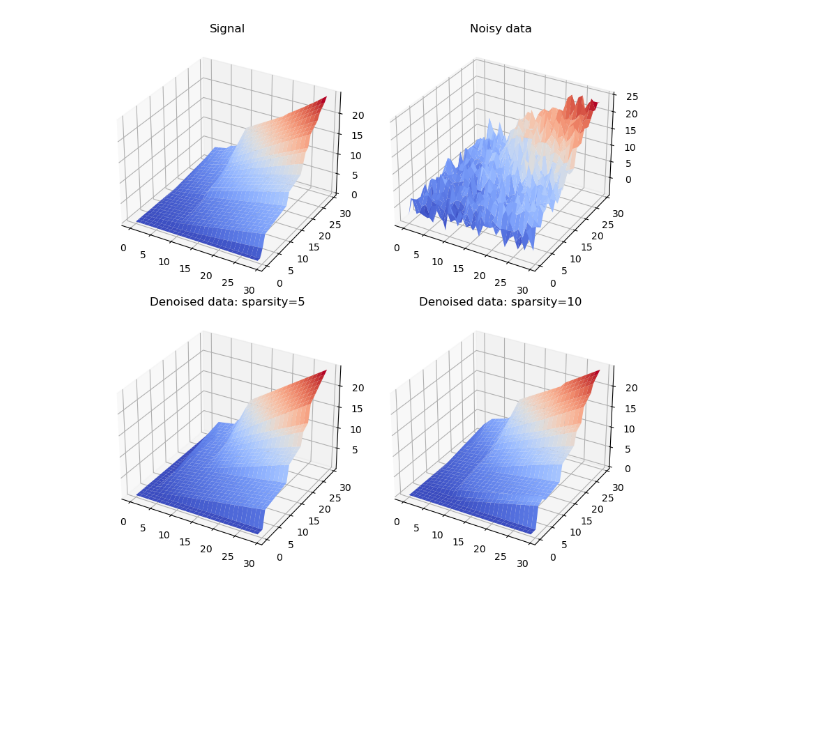
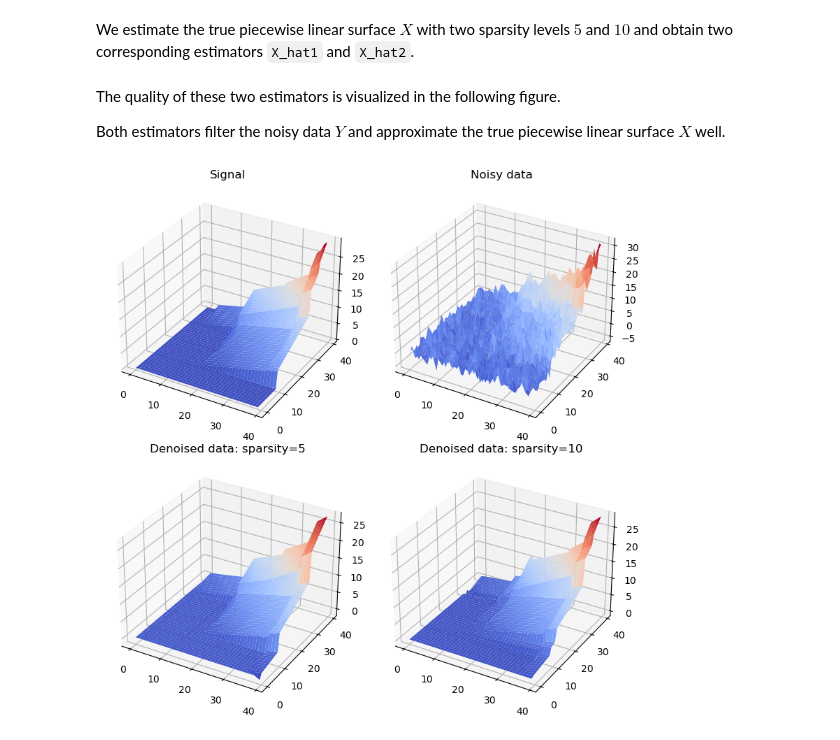
Before and after one commit to abess-team/skscope, a Jupyter notebook: docs/source/examples/Fusion Models/spatial-trend-filtering.ipynb, the cells around one changed output. Drawn from its saved outputs; the diff is of its cells as text; code cells hidden in the pictures; blank space fills up the shorter version.

Commit message:
update spatial-trend-filtering

```diff
--- a/docs/source/examples/Fusion Models/spatial-trend-filtering.ipynb
+++ b/docs/source/examples/Fusion Models/spatial-trend-filtering.ipynb
@@ -46,4 +51,7 @@ plt.show()
 # %%
+m, n = 40, 40
+p = m * n
+
 def get_c(i, j, s, t):
     if (s > i) or (t > j):
         return 0
@@ -54,7 +62,6 @@ def get_c(i, j, s, t):
     else:
         return i - s + j - t
 
-
 # the (k, l) element C(k, l) of the matrix C is gen_matrix(k, l)
 def gen_matrix(k, l):
     i = k // n
@@ -63,7 +70,6 @@ def gen_matrix(k, l):
     t = l % n
     return get_c(i, j, s, t)
 
-# C = np.fromfunction(gen_matrix, (p, p))
 C = np.zeros((p, p))
 for k in range(p):
     for l in range(p):
@@ -83,0 +103,25 @@ def stf(Y, sparsity):
+# %%
+xx1 = np.linspace(-5, 5, m)
+xx2 = np.linspace(-5, 5, n)
+X1, X2 = np.meshgrid(xx2, xx2)
+
+theta = np.zeros(p)
+pos = np.random.choice(np.arange(p), 5, replace=False)
+theta[pos] = 0.2 # np.random.rand(len(pos)) * 5
+X = (C @ theta).reshape(m, n)
+
+rng = np.random.default_rng(12345)
+noise = rng.standard_normal((m, n)) * 2
+Y = X + noise
+
+fig = plt.figure(figsize=(10, 5))
+
+ax1 = fig.add_subplot(131, projection='3d')
+ax1.plot_surface(X1, X2, X, cmap='coolwarm')
+ax1.set_title('Signal')
+
+ax2 = fig.add_subplot(132, projection='3d')
+ax2.plot_surface(X1, X2, Y, cmap='coolwarm')
+ax2.set_title('Noisy data')
+
+plt.show()
@@ -84,31 +130,37 @@ def stf(Y, sparsity):
+# %% [markdown]
+We estimate the true piecewise linear surface $X$ with two sparsity levels $5$ and $10$ and obtain two corresponding estimators ``X_hat1`` and ``X_hat2``.
 # %%
 sparsity1, sparsity2 = 5, 10
-Theta_hat1 = stf(Y, sparsity1)
-Theta_hat2 = stf(Y, sparsity2)
+X_hat1 = stf(Y, sparsity1)
+X_hat2 = stf(Y, sparsity2)
+# %% [markdown]
+The quality of these two estimators is visualized in the following figure.
+
+Both estimators filter the noisy data $Y$ and approximate the true piecewise linear surface $X$ well.
 # %%
 fig = plt.figure(figsize=(8, 8))
 
 xx1 = np.arange(m)
 xx2 = np.arange(n)
 X1, X2 = np.meshgrid(xx2, xx2)
 
 ax1 = fig.add_subplot(221, projection='3d')
-ax1.plot_surface(X1, X2, Theta, cmap='coolwarm')
+ax1.plot_surface(X1, X2, X, cmap='coolwarm')
 ax1.set_title('Signal')
 
 ax2 = fig.add_subplot(222, projection='3d')
 ax2.plot_surface(X1, X2, Y, cmap='coolwarm')
 ax2.set_title('Noisy data')
 
 ax3 = fig.add_subplot(223, projection='3d')
-ax3.plot_surface(X1, X2, Theta_hat1, cmap='coolwarm')
+ax3.plot_surface(X1, X2, X_hat1, cmap='coolwarm')
 ax3.set_title('Denoised data: sparsity={}'.format(sparsity1))
 
 ax4 = fig.add_subplot(224, projection='3d')
-ax4.plot_surface(X1, X2, Theta_hat2, cmap='coolwarm')
+ax4.plot_surface(X1, X2, X_hat2, cmap='coolwarm')
 ax4.set_title('Denoised data: sparsity={}'.format(sparsity2))
 
 plt.tight_layout()
 plt.show()
 # %% [output]
-[figure, old version]
+[figure, new version]
```
Also changed, not shown: parts of 6 cells of this notebook.
